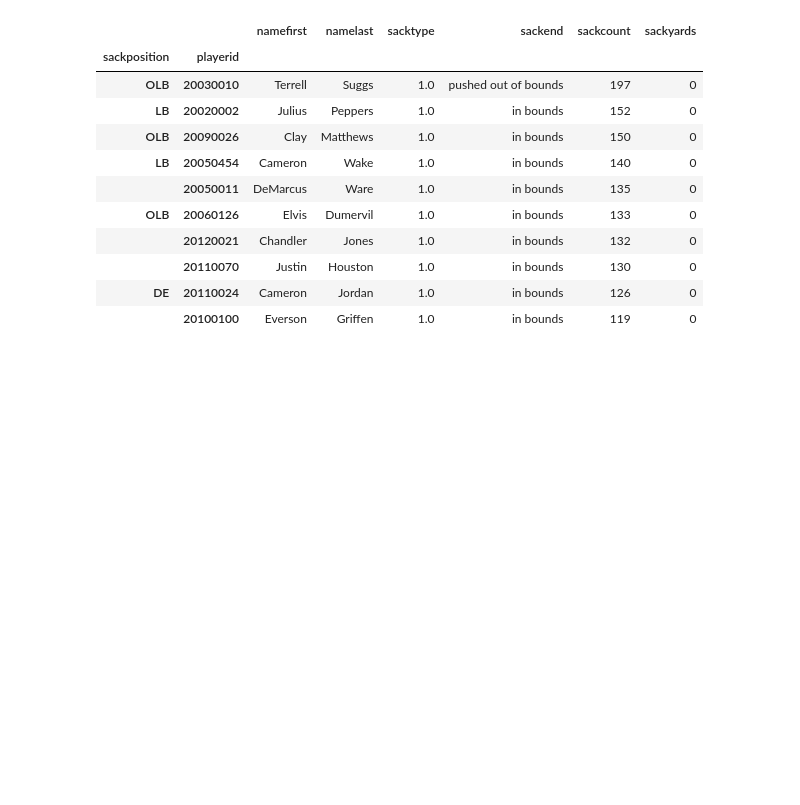
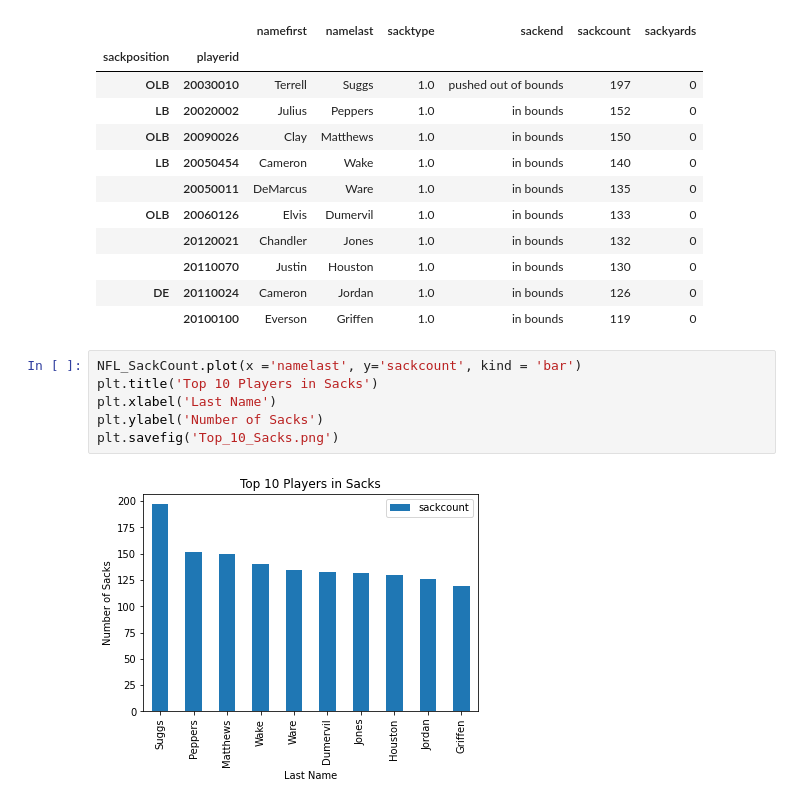
Before and after one commit to grahamendean/ETL-Project, a Jupyter notebook: Code/NFL_Analysis.ipynb, the cells around one changed output. Cells and saved outputs as stored; diff of their text form; blank space fills up the shorter version.

```diff
--- a/Code/NFL_Analysis.ipynb
+++ b/Code/NFL_Analysis.ipynb
@@ -180,3 +180,11 @@ NFL_SackCount
 |  | 20110070 | Justin | Houston | 1.0 | in bounds | 130 | 0 |
 | DE | 20110024 | Cameron | Jordan | 1.0 | in bounds | 126 | 0 |
 |  | 20100100 | Everson | Griffen | 1.0 | in bounds | 119 | 0 |
+# %%
+NFL_SackCount.plot(x ='namelast', y='sackcount', kind = 'bar')
+plt.title('Top 10 Players in Sacks')
+plt.xlabel('Last Name')
+plt.ylabel('Number of Sacks')
+plt.savefig('Top_10_Sacks.png')
+# %% [output]
+[figure, added]
```
Also changed, not shown: 1 other file.
